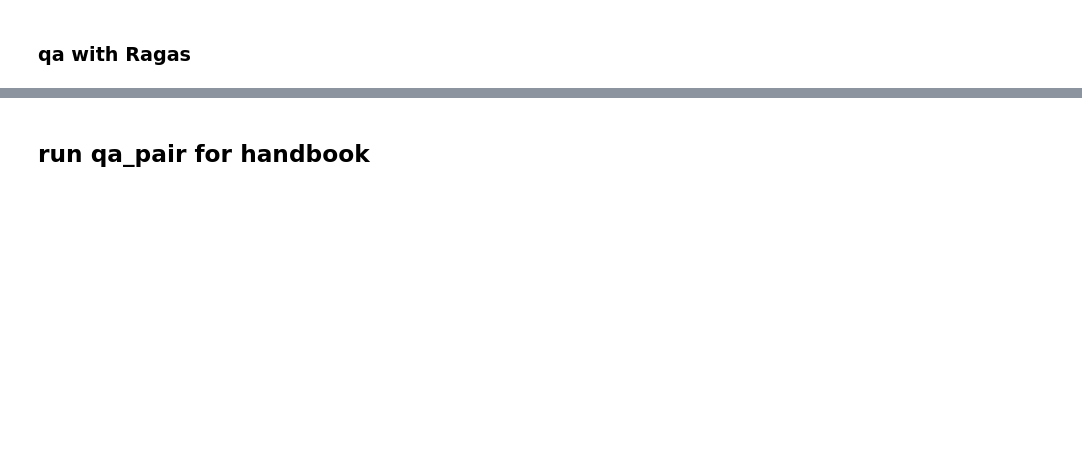
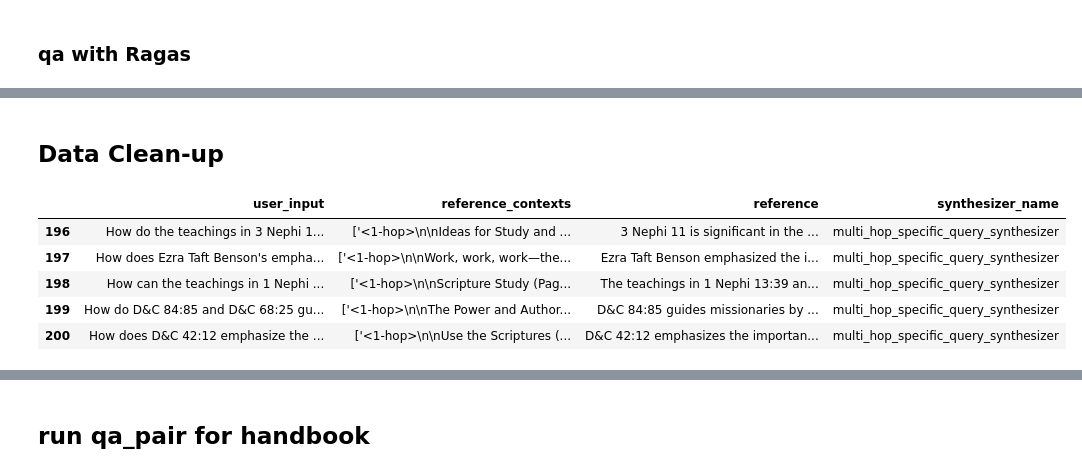
Before and after one commit to promise-emmanuel/Agentic_rag, a Jupyter notebook: Notebooks/qa_pairs/qa_pairs.ipynb, the cells around one changed output, grey strips where cells are left out. Drawn from its saved outputs; the diff is of its cells as text; code cells hidden in the pictures; blank space fills up the shorter version.

```diff
--- a/Notebooks/qa_pairs/qa_pairs.ipynb
+++ b/Notebooks/qa_pairs/qa_pairs.ipynb
@@ -104,0 +163,12 @@ df.to_csv(f"../../processed_data/raw/combined_qa_pair.csv", index=False)
+# %% [markdown]
+## Data Clean-up
+# %%
+dataset = pd.read_csv("../../processed_data/raw/combined_qa_pair_2.csv")
+dataset.tail()
+# %% [output]
+|  | user_input | reference_contexts | reference | synthesizer_name |
+| 196 | How do the teachings in 3 Nephi 1... | ['<1-hop>\n\nIdeas for Study and ... | 3 Nephi 11 is significant in the ... | multi_hop_specific_query_synthesizer |
+| 197 | How does Ezra Taft Benson's empha... | ['<1-hop>\n\nWork, work, work—the... | Ezra Taft Benson emphasized the i... | multi_hop_specific_query_synthesizer |
+| 198 | How can the teachings in 1 Nephi ... | ['<1-hop>\n\nScripture Study (Pag... | The teachings in 1 Nephi 13:39 an... | multi_hop_specific_query_synthesizer |
+| 199 | How do D&C 84:85 and D&C 68:25 gu... | ['<1-hop>\n\nThe Power and Author... | D&C 84:85 guides missionaries by ... | multi_hop_specific_query_synthesizer |
+| 200 | How does D&C 42:12 emphasize the ... | ['<1-hop>\n\nUse the Scriptures (... | D&C 42:12 emphasizes the importan... | multi_hop_specific_query_synthesizer |
```
Also changed, not shown: parts of 38 cells of this notebook, 14 other files.
